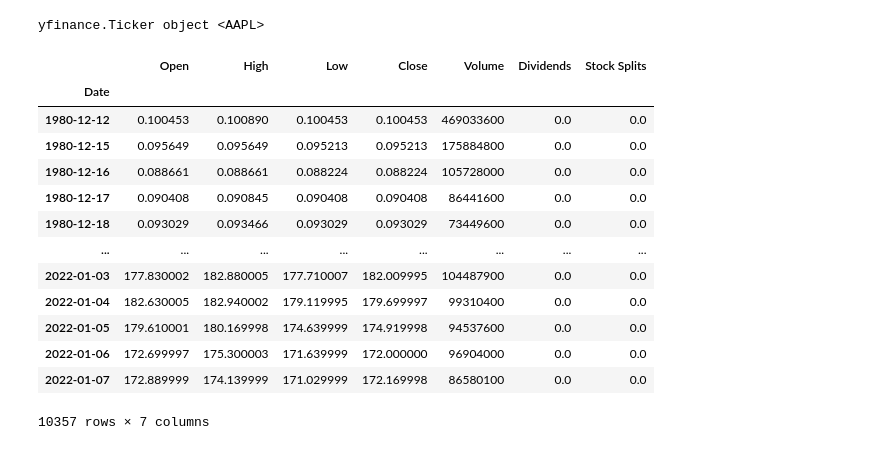
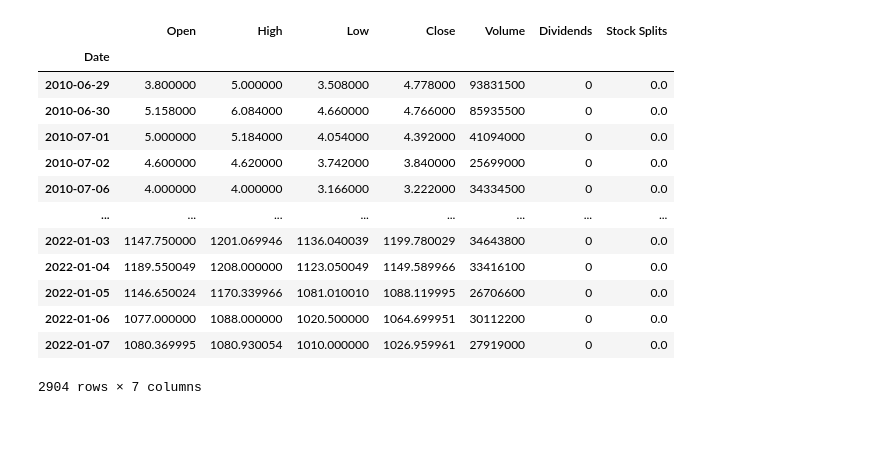
Before and after one commit to Ale-Cas/py-quant-fin, a Jupyter notebook: notebooks/assets.ipynb, the cells around one changed output. Cells and saved outputs as stored; diff of their text form; code cells hidden in the pictures.

```diff
--- a/notebooks/assets.ipynb
+++ b/notebooks/assets.ipynb
@@ -1,2 +27,20 @@
+# %%
+tesla = Stock(name="Tesla Motors", ticker="TSLA")
+tesla.get_prices()
+# %% [output]
+|  | Open | High | Low | Close | Volume | Dividends | Stock Splits |
+| Date |  |  |  |  |  |  |  |
+| 2010-06-29 | 3.800000 | 5.000000 | 3.508000 | 4.778000 | 93831500 | 0 | 0.0 |
+| 2010-06-30 | 5.158000 | 6.084000 | 4.660000 | 4.766000 | 85935500 | 0 | 0.0 |
+| 2010-07-01 | 5.000000 | 5.184000 | 4.054000 | 4.392000 | 41094000 | 0 | 0.0 |
+| 2010-07-02 | 4.600000 | 4.620000 | 3.742000 | 3.840000 | 25699000 | 0 | 0.0 |
+| 2010-07-06 | 4.000000 | 4.000000 | 3.166000 | 3.222000 | 34334500 | 0 | 0.0 |
+| ... | ... | ... | ... | ... | ... | ... | ... |
+| 2022-01-03 | 1147.750000 | 1201.069946 | 1136.040039 | 1199.780029 | 34643800 | 0 | 0.0 |
+| 2022-01-04 | 1189.550049 | 1208.000000 | 1123.050049 | 1149.589966 | 33416100 | 0 | 0.0 |
+| 2022-01-05 | 1146.650024 | 1170.339966 | 1081.010010 | 1088.119995 | 26706600 | 0 | 0.0 |
+| 2022-01-06 | 1077.000000 | 1088.000000 | 1020.500000 | 1064.699951 | 30112200 | 0 | 0.0 |
+| 2022-01-07 | 1080.369995 | 1080.930054 | 1010.000000 | 1026.959961 | 27919000 | 0 | 0.0 |
+2904 rows × 7 columns
 # %%
 import pandas as pd
@@ -4,22 +46,0 @@ import yfinance as yf
-# %%
-apple = yf.Ticker("AAPL")
-apple
-# %% [output]
-yfinance.Ticker object <AAPL>
-# %%
-apple.history(period = "max")
-# %% [output]
-|  | Open | High | Low | Close | Volume | Dividends | Stock Splits |
-| Date |  |  |  |  |  |  |  |
-| 1980-12-12 | 0.100453 | 0.100890 | 0.100453 | 0.100453 | 469033600 | 0.0 | 0.0 |
-| 1980-12-15 | 0.095649 | 0.095649 | 0.095213 | 0.095213 | 175884800 | 0.0 | 0.0 |
-| 1980-12-16 | 0.088661 | 0.088661 | 0.088224 | 0.088224 | 105728000 | 0.0 | 0.0 |
-| 1980-12-17 | 0.090408 | 0.090845 | 0.090408 | 0.090408 | 86441600 | 0.0 | 0.0 |
-| 1980-12-18 | 0.093029 | 0.093466 | 0.093029 | 0.093029 | 73449600 | 0.0 | 0.0 |
-| ... | ... | ... | ... | ... | ... | ... | ... |
-| 2022-01-03 | 177.830002 | 182.880005 | 177.710007 | 182.009995 | 104487900 | 0.0 | 0.0 |
-| 2022-01-04 | 182.630005 | 182.940002 | 179.119995 | 179.699997 | 99310400 | 0.0 | 0.0 |
-| 2022-01-05 | 179.610001 | 180.169998 | 174.639999 | 174.919998 | 94537600 | 0.0 | 0.0 |
-| 2022-01-06 | 172.699997 | 175.300003 | 171.639999 | 172.000000 | 96904000 | 0.0 | 0.0 |
-| 2022-01-07 | 172.889999 | 174.139999 | 171.029999 | 172.169998 | 86580100 | 0.0 | 0.0 |
-10357 rows × 7 columns
```
Also changed, not shown: parts of 11 cells of this notebook, 3 other files.
